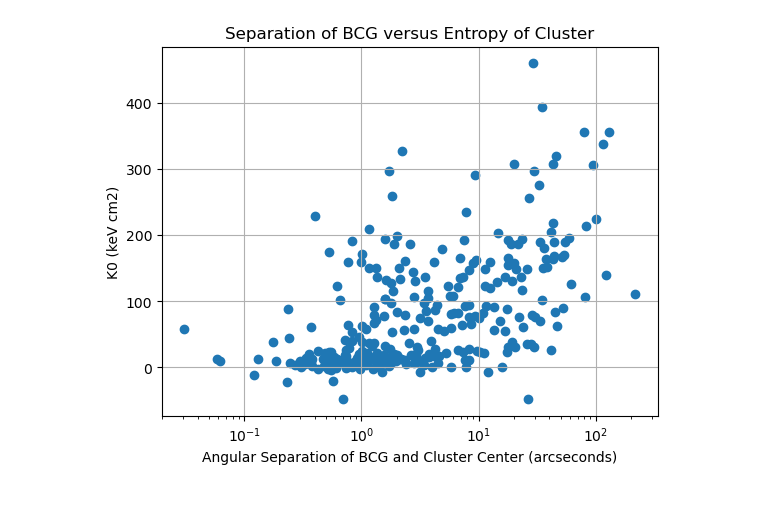
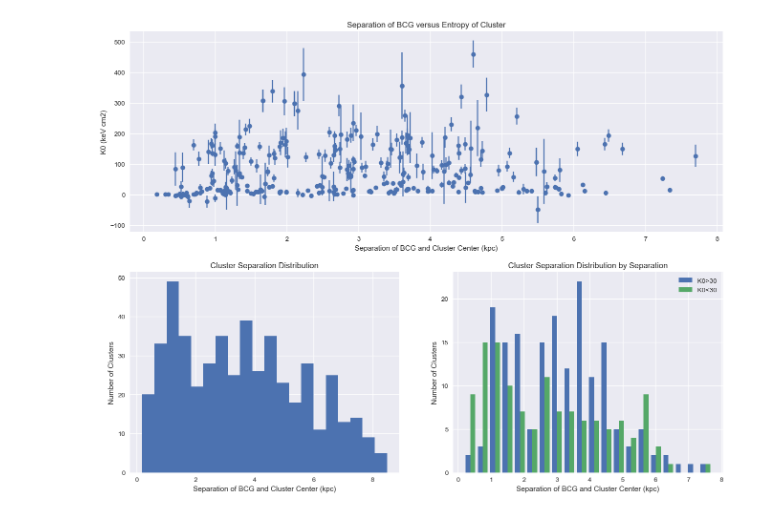
Before and after one commit to farahconor/summer23, a Jupyter notebook: BCGs/bcg_separation_vs_k0/bcg_separation_vs_k0.ipynb, the cells around one changed output. Drawn from its saved outputs; the diff is of its cells as text; code cells hidden in the pictures.

```diff
--- a/BCGs/bcg_separation_vs_k0/bcg_separation_vs_k0.ipynb
+++ b/BCGs/bcg_separation_vs_k0/bcg_separation_vs_k0.ipynb
@@ -1,18 +1,34 @@
 # %%
 import numpy as np
 import matplotlib.pyplot as plt
-plt.style.use('default')
+plt.style.use('seaborn')
 
-data = np.genfromtxt(r"../bcg_coords_compare/bcg_coords_compare.csv",delimiter=',',skip_header=1,usecols=[1,4]) #pulls only sep and k0
-data = data[~np.isnan(data).any(axis=1)] #drops rows with nans
+fulldata = np.genfromtxt(r"../bcg_coords_compare/bcg_coords_compare.csv",delimiter=',',skip_header=1,usecols=[2,6,7]) #pulls only sep and k0
+data = fulldata[~np.isnan(fulldata).any(axis=1)] #drops rows with nans
+k0over30 = data[data[:,1]>30]
+k0under30 = data[data[:,1]<30]
-# %%
-plt.scatter(data[:,0],data[:,1])
-plt.xscale('log')
-plt.xlabel("Angular Separation of BCG and Cluster Center (arcseconds)")
-plt.ylabel("K0 (keV cm2)")
-plt.title("Separation of BCG versus Entropy of Cluster")
-plt.grid()
-plt.savefig('bcg_separation_vs_k0.png')
-plt.show()
-# %% [output]
-[figure, removed]
+# %%
+plt.subplots(figsize=(8*2, 6*2))
+plt.subplot(2,1,1)
+plt.errorbar(data[:,0],data[:,1],yerr=data[:,2],fmt="o")
+plt.xlabel("Separation of BCG and Cluster Center (kpc)")
+plt.ylabel("K0 (keV cm2)")
+plt.title("Separation of BCG versus Entropy of Cluster")
+
+plt.subplot(2,2,3)
+plt.hist(fulldata[:,0],bins=20,align='mid')
+plt.xlabel("Separation of BCG and Cluster Center (kpc)")
+plt.ylabel('Number of Clusters')
+plt.title("Cluster Separation Distribution")
+
+plt.subplot(2,2,4)
+plt.hist([k0over30[:,0],k0under30[:,0]],stacked=False,bins=20,label=['K0>30','K0<30'])
+plt.legend()
+plt.xlabel("Separation of BCG and Cluster Center (kpc)")
+plt.ylabel('Number of Clusters')
+plt.title("Cluster Separation Distribution by Separation")
+
+plt.savefig('bcg_separation_vs_k0.png')
+plt.show()
+# %% [output]
+[figure, added]
```
Also changed, not shown: 4 other files.
